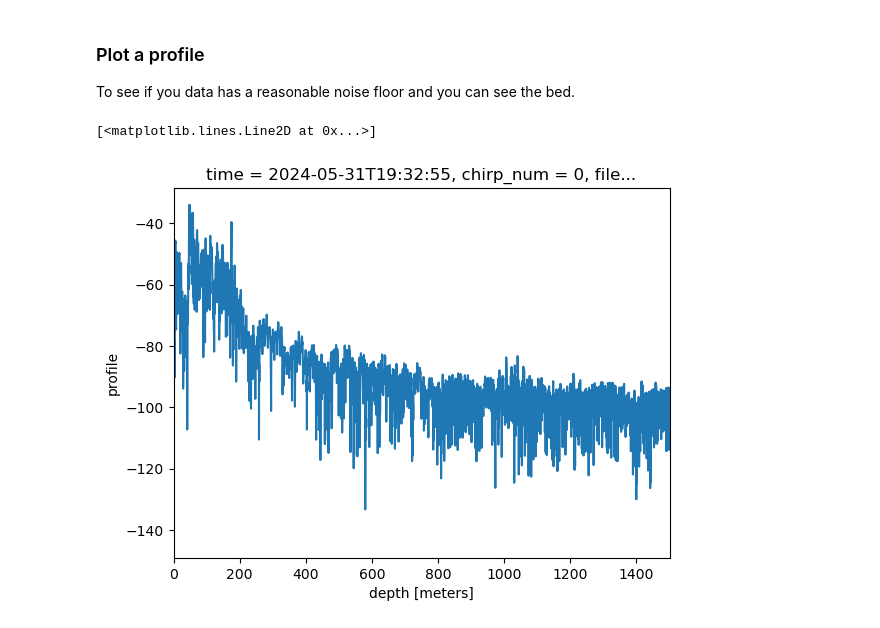
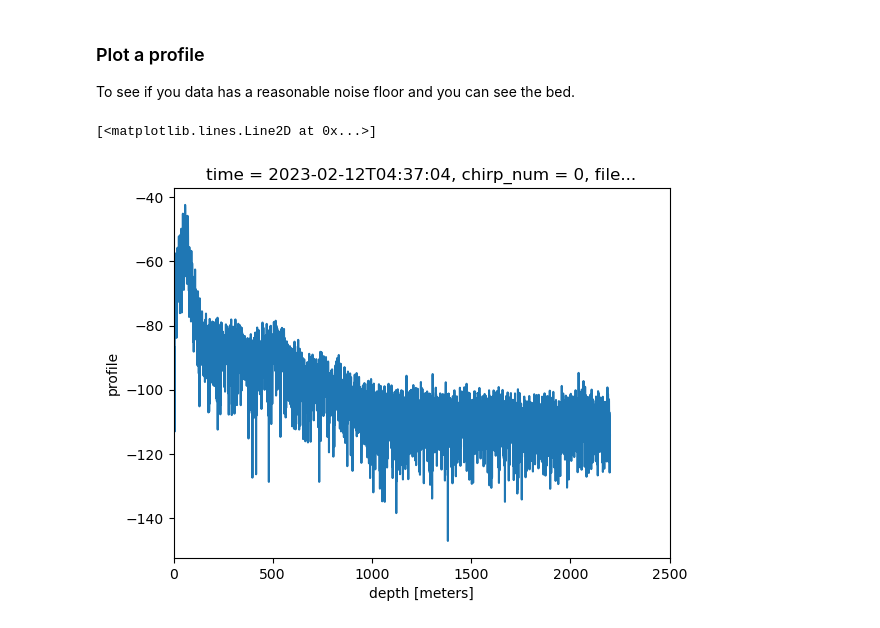
Before and after one commit to ldeo-glaciology/AntPen_NSF_NERC, a Jupyter notebook: code/apres/ApRES_deployment_QC_v1.ipynb, the cells around one changed output. Drawn from its saved outputs; the diff is of its cells as text; code cells hidden in the pictures.

```diff
--- a/code/apres/ApRES_deployment_QC_v1.ipynb
+++ b/code/apres/ApRES_deployment_QC_v1.ipynb
@@ -24,3 +32,6 @@ directory = "../../data/apres-test-ldeo-may31-2024/data/DIR2024-05-31-1932"
+# %%
+# ../../data/TG is the relative path to a folder contining an example .dat file collected on Thwaites Glacier in 2023
+directory = "../../data/TG"
 # %% [markdown]
 ## Load the data
 # %%
@@ -93,7 +100,7 @@ for a in unattended_data.attenuator_setting_pair.values:
 ### Plot a profile
 To see if you data has a reasonable noise floor and you can see the bed.
 # %%
-unattended_data.isel(time=0, attenuator_setting_pair =0, chirp_num = 0).profile.dB().plot(xlim = (0, 1500))
+unattended_data.isel(time=0, attenuator_setting_pair =0, chirp_num = 0).profile.dB().plot(xlim = (0, 2500))
 # %% [output]
 [<matplotlib.lines.Line2D at 0x...>]
-[figure, old version]
+[figure, new version]
```
Also changed, not shown: parts of 27 cells of this notebook, 9 other files.
